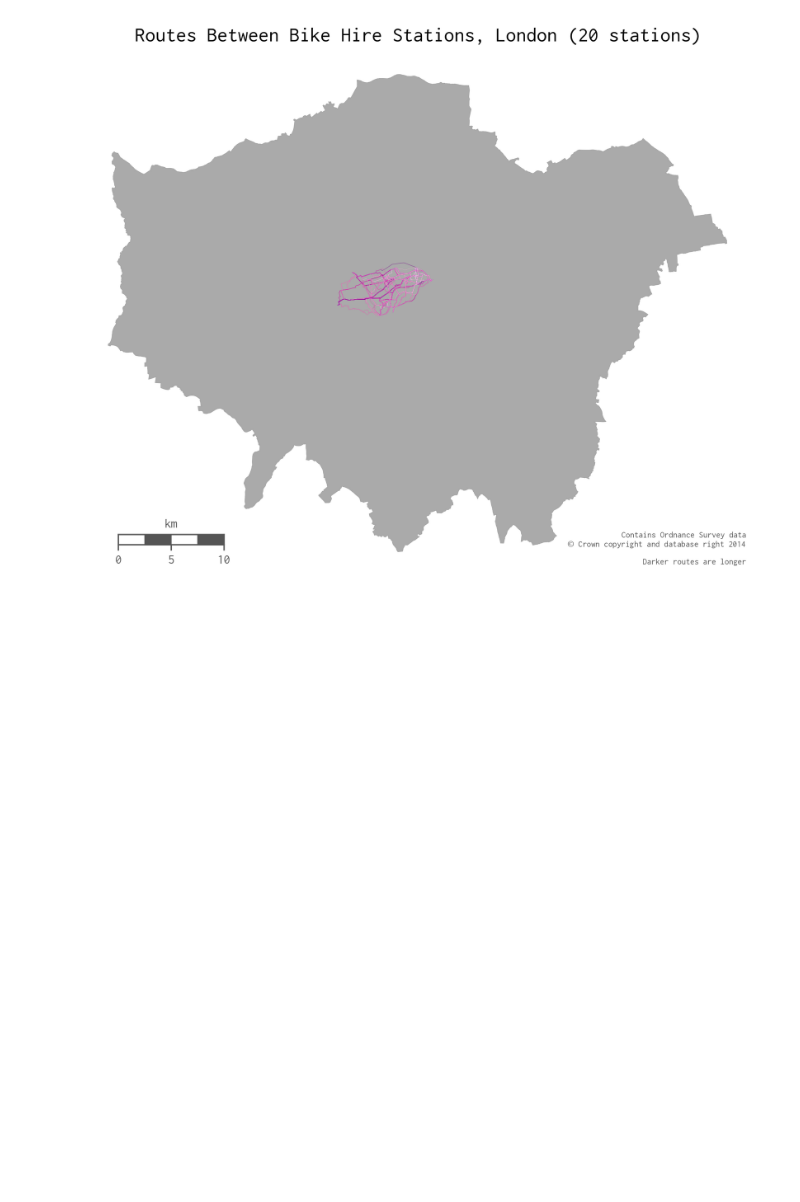
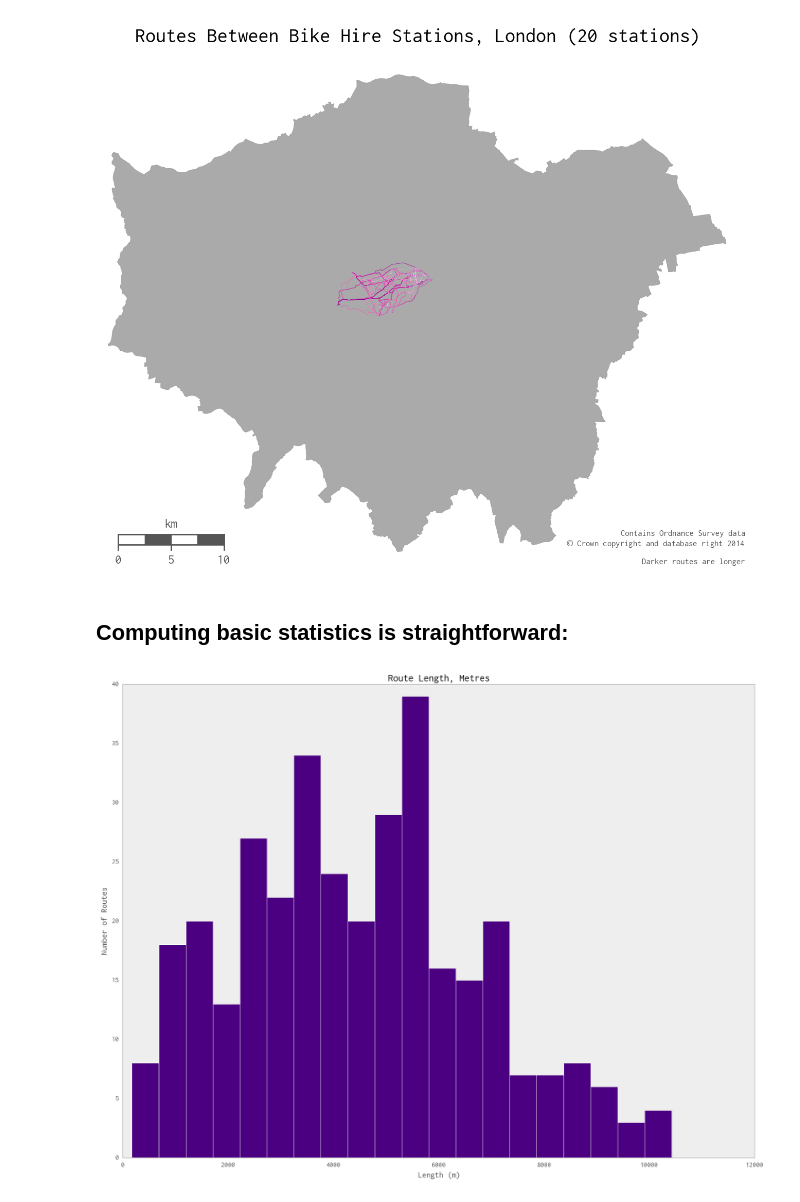
Before and after one commit to urschrei/Geopython, a Jupyter notebook: bikepath.ipynb, the cells around one changed output. Saved outputs shown, nothing was run; the diff lists cells and outputs as text; code cells hidden in the pictures; blank space fills up the shorter version.

Commit message:
Show how to get basic stats from Shapely objects

```diff
--- a/bikepath.ipynb
+++ b/bikepath.ipynb
@@ -24,7 +24,7 @@ from itertools import chain, permutations, combinations
 import json
 %matplotlib inline
 mpl.rcParams['figure.figsize'] = (16, 12)
-mpl.rcParams['savefig.dpi'] = 300
+mpl.rcParams['savefig.dpi'] = 200
 # %% [markdown]
 ## Don't worry about these functions for now
 # %% [markdown]
@@ -367,3 +367,18 @@ plt.show()
 # %% [output]
 <matplotlib.figure.Figure at 0x...>
 [figure]
+# %% [markdown]
+## Computing basic statistics is straightforward:
+# %%
+lines = pd.melt(routes.applymap(project_linestring)).dropna()
+lines['length'] = lines['value'].apply(lambda x: x.length)
+# %%
+histax = lines['length'].plot(
+    kind='hist',
+    bins=20, color='#4B0082',
+    title='Route Length, Metres')
+histax.set_xlabel('Length (m)')
+histax.set_ylabel('Number of Routes')
+histax.grid(None)
+# %% [output]
+[figure, added]
```
Also changed, not shown: parts of 1 cell of this notebook.
